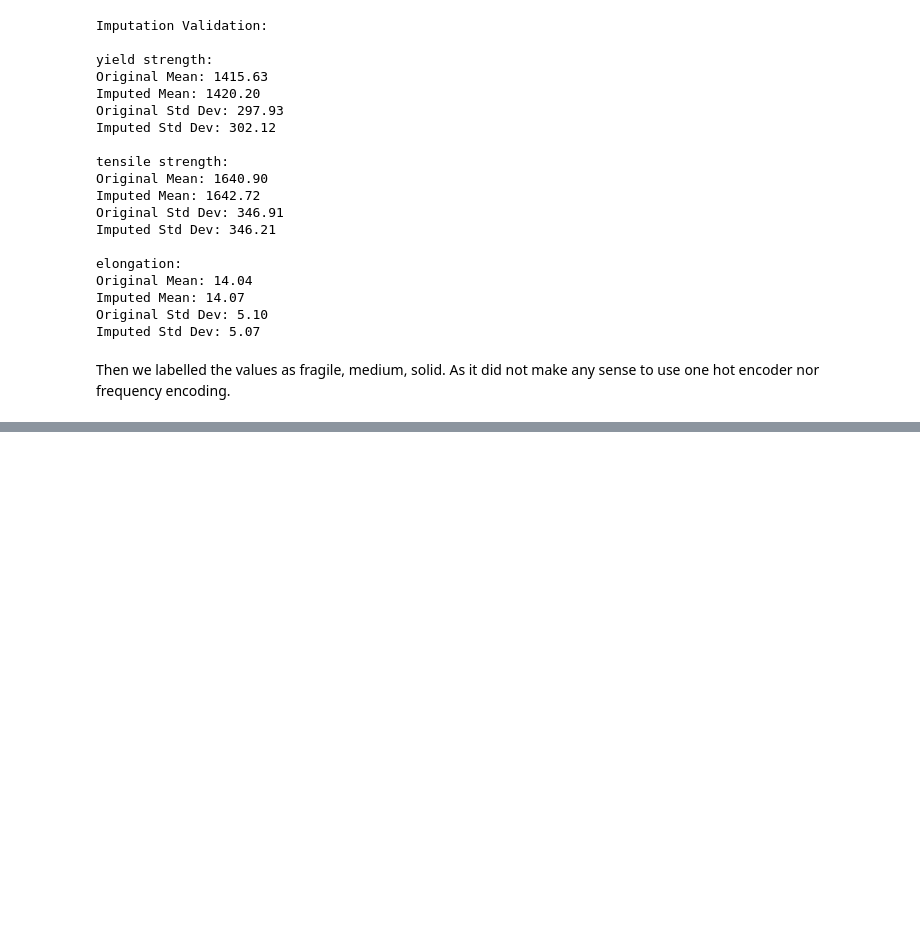
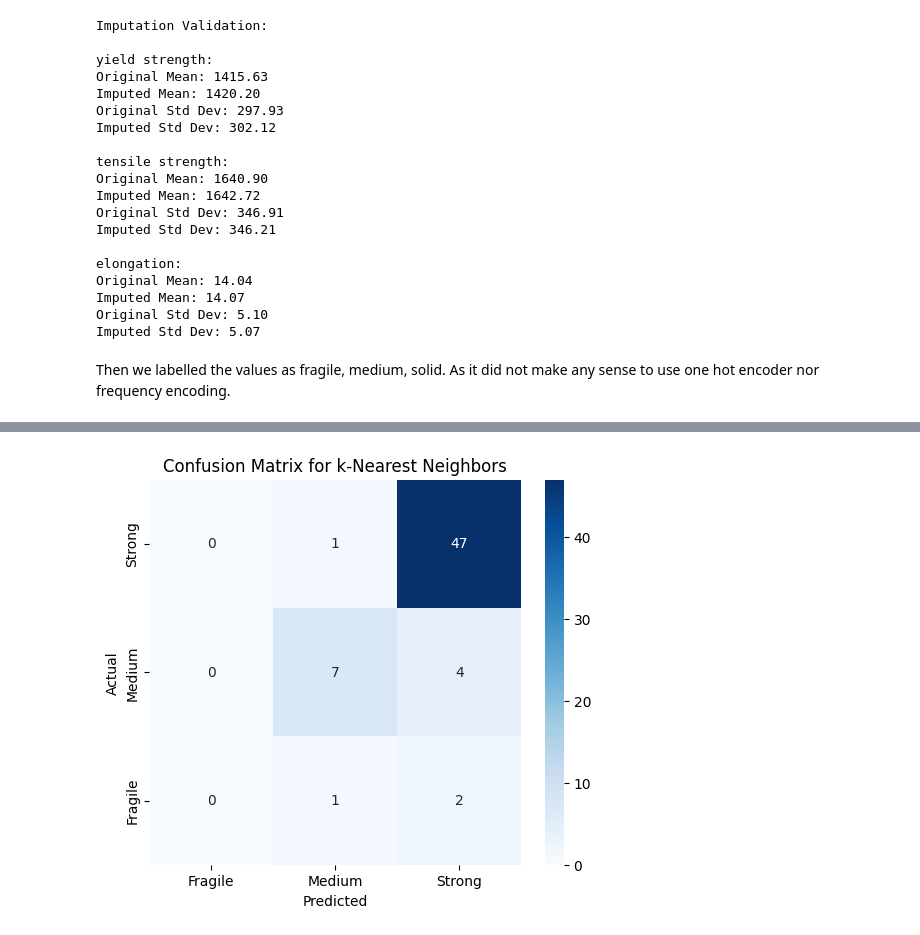
Before and after one commit to 01nietzsch/Challenge-2024-2025, a Jupyter notebook: Summary of All done so Far/full_task.ipynb, the cells around one changed output, grey strips where cells are left out. Saved outputs shown, nothing was run; the diff lists cells and outputs as text; code cells hidden in the pictures; blank space fills up the shorter version.

Commit message:
added extra graphs for step 6

```diff
--- a/Summary of All done so Far/full_task.ipynb
+++ b/Summary of All done so Far/full_task.ipynb
@@ -477,2 +326,14 @@ data['strength_rating'] = data['elongation'].apply(classify_strength)
 output_file = "final_steel_data.xlsx"
 data.to_excel(output_file, index=False)
+# %%
+#Load the data saved
+
+path_vlad = r"C:\Users\vladimir jurien\OneDrive - Imperial College London\Imperial\Y2\Steel Challenge\Challenge-2024-2025\final_steel_data.xlsx"
+path_damaso = '/Users/damasomatheus/Desktop/Damaso\'s Stuff/Imperial/Materials/Year 2/MATE50001/coding challenge 24/Challenge-2024-2025/final_steel_data.xlsx'
+who = input('Who are you? ')
+if who == 'vlad':
+    path = path_vlad
+
+else:
+    path = path_damaso
+data = pd.read_excel(path)
@@ -478,0 +499,73 @@ data.to_excel(output_file, index=False)
+# %%
+#Remove all columns that have an unknown strength rating
+data = data[data['strength_rating'] != 'Unknown']
+
+#Inputs (standardized compositions)
+X = data[['fe', 'c', 'mn', 'si', 'cr', 'ni', 'mo', 'v', 'n', 'nb', 'co', 'w', 'al', 'ti']]
+
+#Outputs (encoded strength rating: fragile, medium, strong)
+y = data['strength_rating']
+
+
+#Split the data into training and testing sets
+X_train, X_test, y_train, y_test = train_test_split(
+    X, y, test_size=0.2, random_state=RANDOM_STATE, stratify=y
+) #We have to stratify the data so that the distribution of the target variable is the same in both the training and testing sets e.g., there's only a few fragile samples
+
+#Initialize classifiers
+models = {
+    "k-Nearest Neighbors": KNeighborsClassifier(),
+    "Random Forest Classifier": RandomForestClassifier(n_estimators=100, random_state=RANDOM_STATE, class_weight="balanced"),
+    "Logistic Regression": LogisticRegression(max_iter=1000, class_weight="balanced")
+}
+
+#Train and evaluate models
+for model_name, model in models.items():
+    print(f"\n--- {model_name} ---")
+    model.fit(X_train, y_train)  # Train the model
+    y_pred = model.predict(X_test)  # Predict on test set
+
+    # Accuracy
+    accuracy = accuracy_score(y_test, y_pred)
+    print(f"Accuracy: {accuracy:.4f}")
+
+    # Classification report
+    print("Classification Report:")
+    print(classification_report(y_test, y_pred, zero_division=0))
+
+    # Confusion Matrix
+    unique_labels = sorted(set(y_test))
+    cm = confusion_matrix(y_test, y_pred, labels=unique_labels)
+    cm_reversed = cm[::-1]
+
+    # Plot Confusion Matrix
+    plt.figure(figsize=(6, 5))
+    sns.heatmap(cm_reversed, annot=True, fmt="d", cmap="Blues",
+                xticklabels=unique_labels, yticklabels=unique_labels[::-1])  # Reverse only y-tick labels
+    plt.title(f"Confusion Matrix for {model_name}")
+    plt.xlabel("Predicted")
+    plt.ylabel("Actual")
+    plt.savefig(f"confusion_matrix_{model_name}.png")
+    plt.show()
+
+# Train and Save Best Classifier
+best_classifier = None
+best_accuracy = float("-inf")
+
+for model_name, model in models.items():
+    print(f"\n--- {model_name} ---")
+    model.fit(X_train, y_train)
+    y_pred = model.predict(X_test)
+
+    # Evaluate accuracy
+    accuracy = accuracy_score(y_test, y_pred)
+    print(f"Accuracy: {accuracy:.4f}")
+
+    if accuracy > best_accuracy:
+        best_accuracy = accuracy
+        best_classifier = model
+
+# Save the best classifier to a file
+joblib.dump(best_classifier, "elongation_classifier.pkl")
+print("\nBest classifier saved for elongation!")
+# %% [output]
@@ -478,0 +584 @@ data.to_excel(output_file, index=False)
+[figure, added]
```
Also changed, not shown: parts of 16 cells of this notebook.
